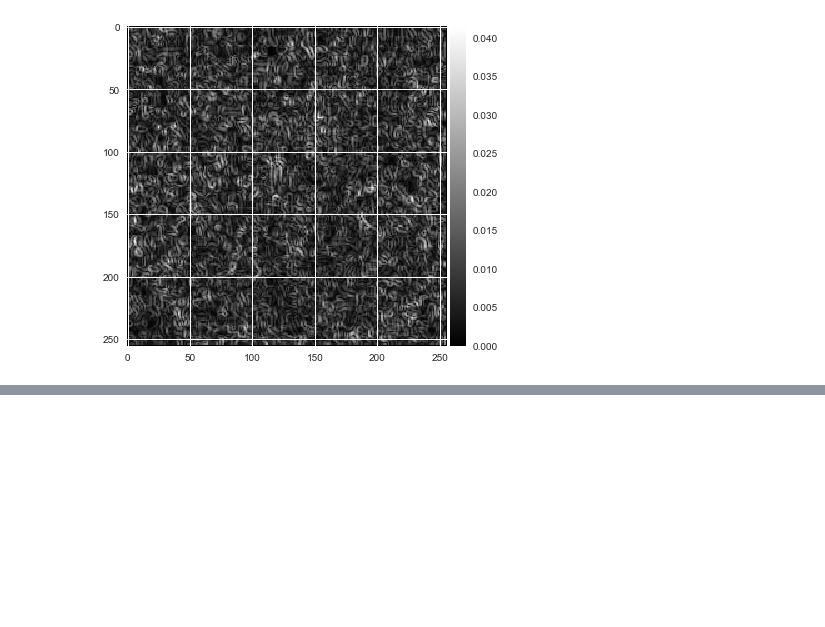
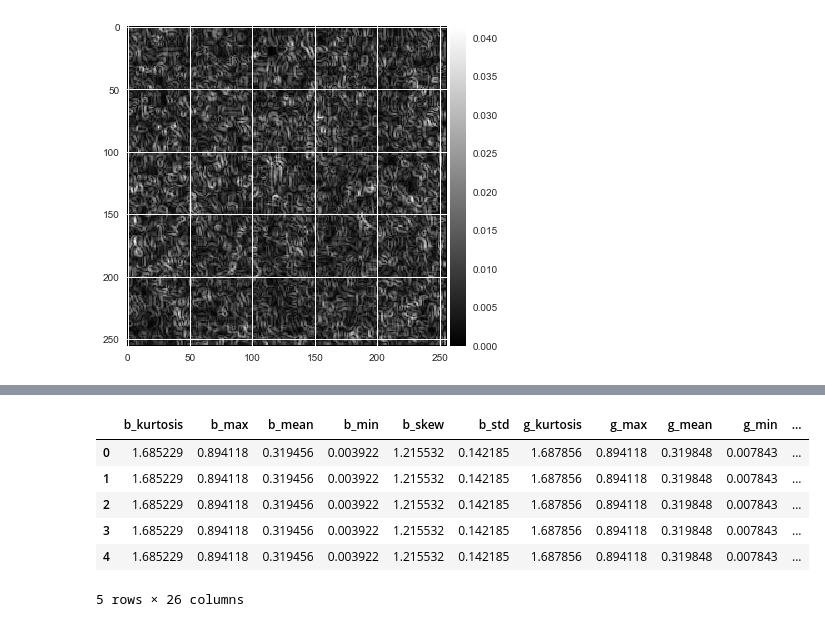
Before and after one commit to alineberry/kaggle_UnderstandingAmazonFromSpace, a Jupyter notebook: develop/adam-lab-notebook.ipynb, the cells around one changed output, grey strips where cells are left out. Drawn from its saved outputs; the diff is of its cells as text; code cells hidden in the pictures; blank space fills up the shorter version.

```diff
--- a/develop/adam-lab-notebook.ipynb
+++ b/develop/adam-lab-notebook.ipynb
@@ -154,0 +189,10 @@ X_train_sobel = KaggleAmazonMain.xform_to_sobel(X_train)
+# %%
+features.head()
+# %% [output]
+|  | b_kurtosis | b_max | b_mean | b_min | b_skew | b_std | g_kurtosis | g_max | g_mean | g_min | ... |
+| 0 | 1.685229 | 0.894118 | 0.319456 | 0.003922 | 1.215532 | 0.142185 | 1.687856 | 0.894118 | 0.319848 | 0.007843 | ... |
+| 1 | 1.685229 | 0.894118 | 0.319456 | 0.003922 | 1.215532 | 0.142185 | 1.687856 | 0.894118 | 0.319848 | 0.007843 | ... |
+| 2 | 1.685229 | 0.894118 | 0.319456 | 0.003922 | 1.215532 | 0.142185 | 1.687856 | 0.894118 | 0.319848 | 0.007843 | ... |
+| 3 | 1.685229 | 0.894118 | 0.319456 | 0.003922 | 1.215532 | 0.142185 | 1.687856 | 0.894118 | 0.319848 | 0.007843 | ... |
+| 4 | 1.685229 | 0.894118 | 0.319456 | 0.003922 | 1.215532 | 0.142185 | 1.687856 | 0.894118 | 0.319848 | 0.007843 | ... |
+5 rows × 26 columns
```
Also changed, not shown: parts of 15 cells of this notebook, 3 other files.
